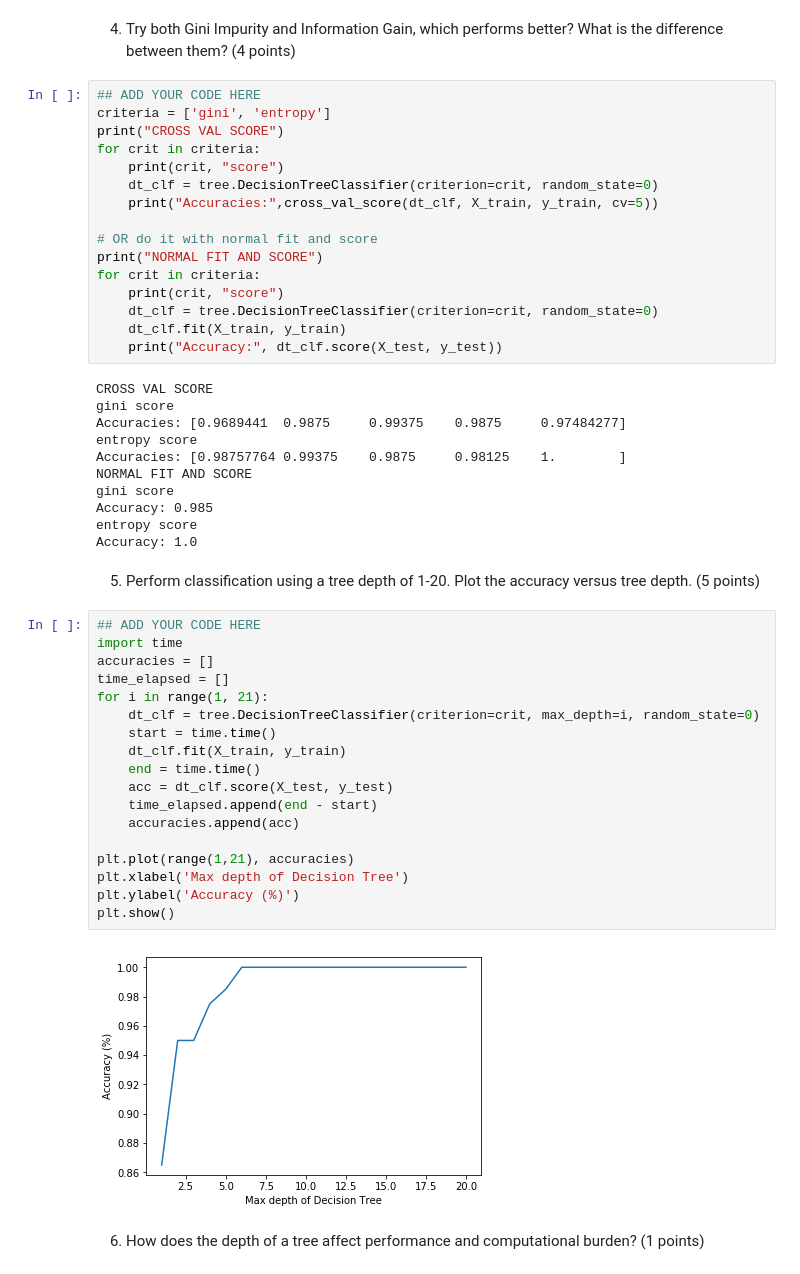
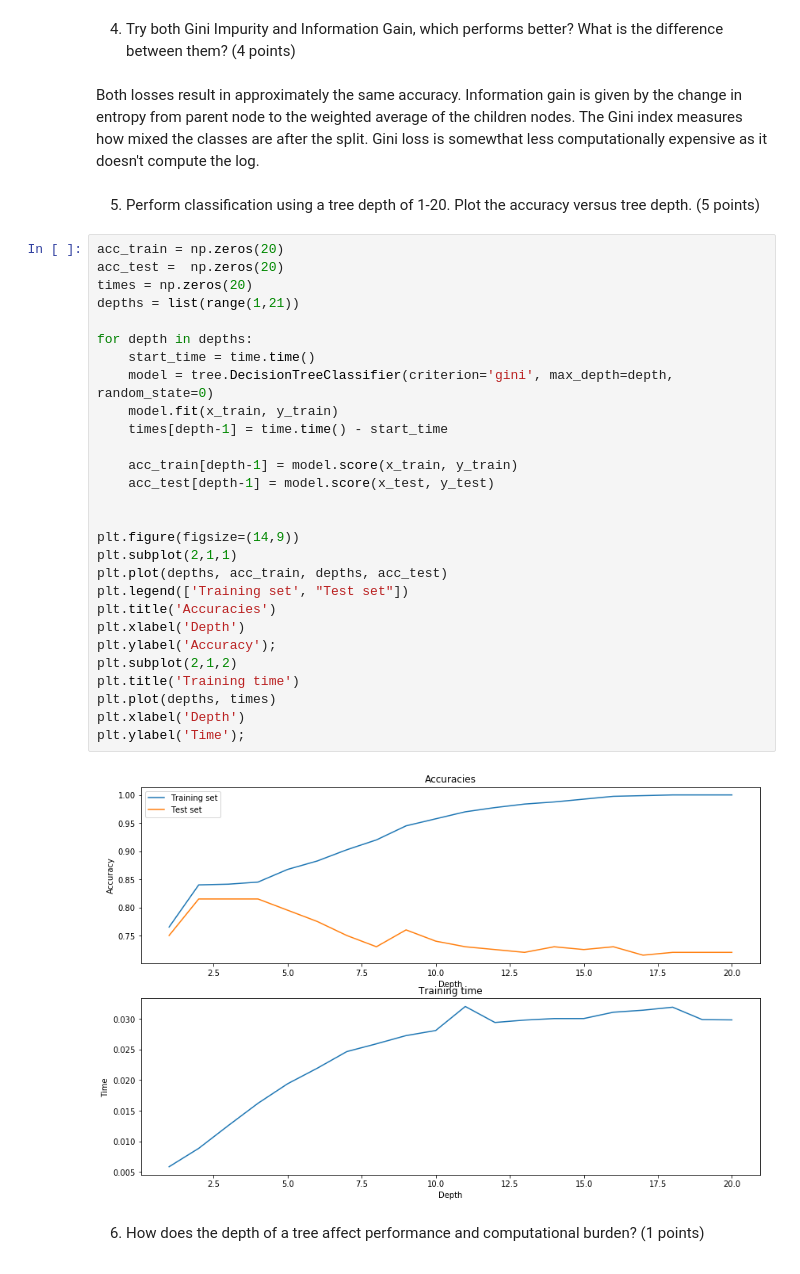
Before and after one commit to kentheo/mli-coursework-1, a Jupyter notebook: MLI-CW-1.ipynb, the cells around one changed output. Saved outputs shown, nothing was run; the diff lists cells and outputs as text.

```diff
--- a/MLI-CW-1.ipynb
+++ b/MLI-CW-1.ipynb
@@ -66,53 +78,38 @@ DecisionTreeClassifier(class_weight=None, criterion='gini', max_depth=None,
 # %% [markdown]
 4) Try both Gini Impurity and Information Gain, which performs better? What is the difference between them? (4 points)
-# %%
-## ADD YOUR CODE HERE
-criteria = ['gini', 'entropy']
-print("CROSS VAL SCORE")
-for crit in criteria:
-    print(crit, "score")
-    dt_clf = tree.DecisionTreeClassifier(criterion=crit, random_state=0)
-    print("Accuracies:",cross_val_score(dt_clf, X_train, y_train, cv=5))
-
-# OR do it with normal fit and score
-print("NORMAL FIT AND SCORE")
-for crit in criteria:
-    print(crit, "score")
-    dt_clf = tree.DecisionTreeClassifier(criterion=crit, random_state=0)
-    dt_clf.fit(X_train, y_train)
-    print("Accuracy:", dt_clf.score(X_test, y_test))
-# %% [output]
-CROSS VAL SCORE
-gini score
-Accuracies: [0.9689441  0.9875     0.99375    0.9875     0.97484277]
-entropy score
-Accuracies: [0.98757764 0.99375    0.9875     0.98125    1.        ]
-NORMAL FIT AND SCORE
-gini score
-Accuracy: 0.985
-entropy score
-Accuracy: 1.0
+# %% [markdown]
+Both losses result in approximately the same accuracy. Information gain is given by the change in entropy from parent node to the weighted average of the children nodes. The Gini index measures how mixed the classes are after the split. Gini loss is somewthat less computationally expensive as it doesn't compute the log.
 # %% [markdown]
 5) Perform classification using a tree depth of 1-20. Plot the accuracy versus tree depth. (5 points)
-# %%
-## ADD YOUR CODE HERE
-import time
-accuracies = []
-time_elapsed = []
-for i in range(1, 21):
-    dt_clf = tree.DecisionTreeClassifier(criterion=crit, max_depth=i, random_state=0)
-    start = time.time()
-    dt_clf.fit(X_train, y_train)
-    end = time.time()
-    acc = dt_clf.score(X_test, y_test)
-    time_elapsed.append(end - start)
-    accuracies.append(acc)
-
-plt.plot(range(1,21), accuracies)
-plt.xlabel('Max depth of Decision Tree')
-plt.ylabel('Accuracy (%)')
-plt.show()
-# %% [output]
-[figure, removed]
+# %%
+acc_train = np.zeros(20)
+acc_test =  np.zeros(20)
+times = np.zeros(20)
+depths = list(range(1,21))
+
+for depth in depths:
+    start_time = time.time()
+    model = tree.DecisionTreeClassifier(criterion='gini', max_depth=depth, random_state=0)
+    model.fit(x_train, y_train)
+    times[depth-1] = time.time() - start_time
+
+    acc_train[depth-1] = model.score(x_train, y_train)
+    acc_test[depth-1] = model.score(x_test, y_test)
+
+
+plt.figure(figsize=(14,9))
+plt.subplot(2,1,1)
+plt.plot(depths, acc_train, depths, acc_test)
+plt.legend(['Training set', "Test set"])
+plt.title('Accuracies')
+plt.xlabel('Depth')
+plt.ylabel('Accuracy');
+plt.subplot(2,1,2)
+plt.title('Training time')
+plt.plot(depths, times)
+plt.xlabel('Depth')
+plt.ylabel('Time');
+# %% [output]
+[figure, added]
 # %% [markdown]
 6) How does the depth of a tree affect performance and computational burden? (1 points)
```
Also changed, not shown: parts of 39 cells of this notebook, 33 other files.
